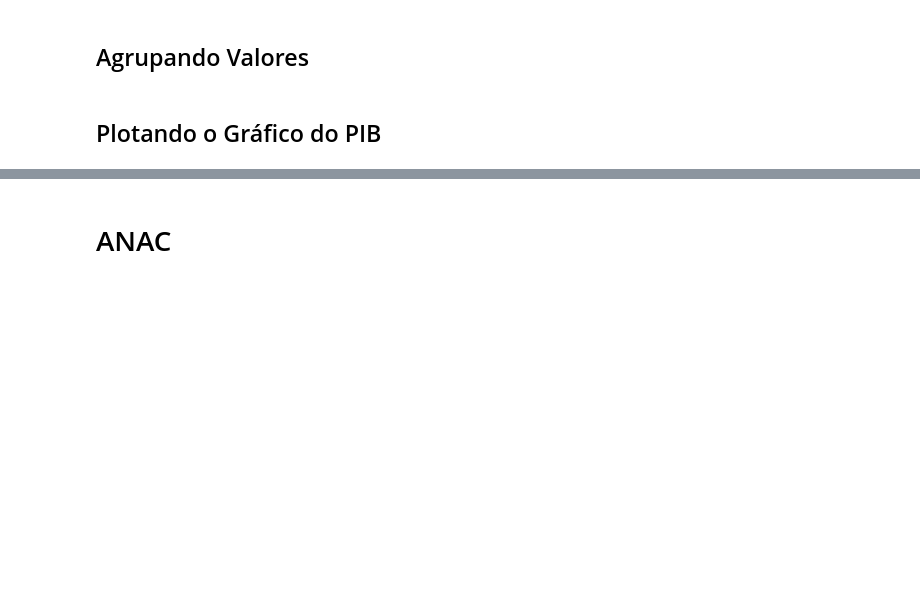
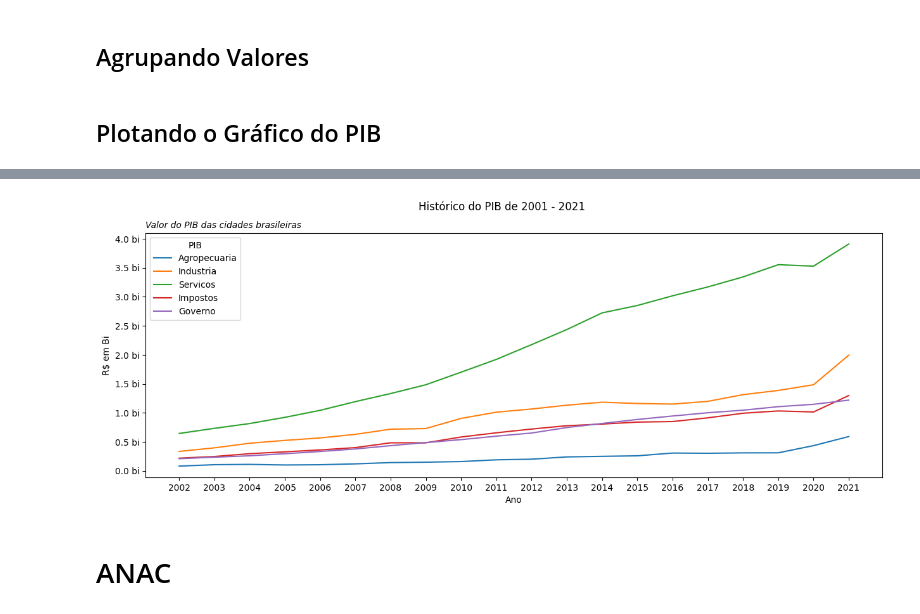
Before and after one commit to rodrigo-fernandes092/TCC_MLaaS_PIB_ANAC, a Jupyter notebook: ETL/02_Analise_Exploratoria.ipynb, the cells around one changed output, grey strips where cells are left out. Drawn from its saved outputs; the diff is of its cells as text; code cells hidden in the pictures; blank space fills up the shorter version.

```diff
--- a/ETL/02_Analise_Exploratoria.ipynb
+++ b/ETL/02_Analise_Exploratoria.ipynb
@@ -83,6 +86,7 @@ g_pib = pib.groupBy("Ano")\
         .agg((F.sum("Valor_Agropecuaria")/F.lit(1_000_000_000)).alias('Agropecuaria'),\
              (F.sum('Valor_Industria')/F.lit(1_000_000_000)).alias('Industria'),\
              (F.sum('Valor_Servicos')/F.lit(1_000_000_000)).alias('Servicos'),\
+             (F.sum('Impostos')/F.lit(1_000_000_000)).alias('Impostos'),\
              (F.sum('Governo')/F.lit(1_000_000_000)).alias('Governo'))\
         .orderBy("Ano", ascending=True)\
         .toPandas()
@@ -98,3 +95,19 @@ fig.show()
+# %%
+fig_pib = g_pib.melt('Ano',var_name = 'PIB', value_name = 'R$ em Bi')
+# %%
+
+
+fig = plt.figure(figsize=(15,5))
+
+fig.suptitle("Histórico do PIB de 2001 - 2021")
+
+ax = fig.add_subplot()
+ax.set_title('Valor do PIB das cidades brasileiras', loc='left', fontstyle='oblique', fontsize='medium')
+sns.lineplot(x='Ano',y='R$ em Bi',hue='PIB',data=fig_pib)
+ax.yaxis.set_major_formatter('{x:1.1f} bi')
+ax.xaxis.set_major_locator(MultipleLocator(1))
+# %% [output]
+[figure, added]
 # %% [markdown]
 # ANAC
 # %% [markdown]
```
Also changed, not shown: parts of 27 cells of this notebook.
